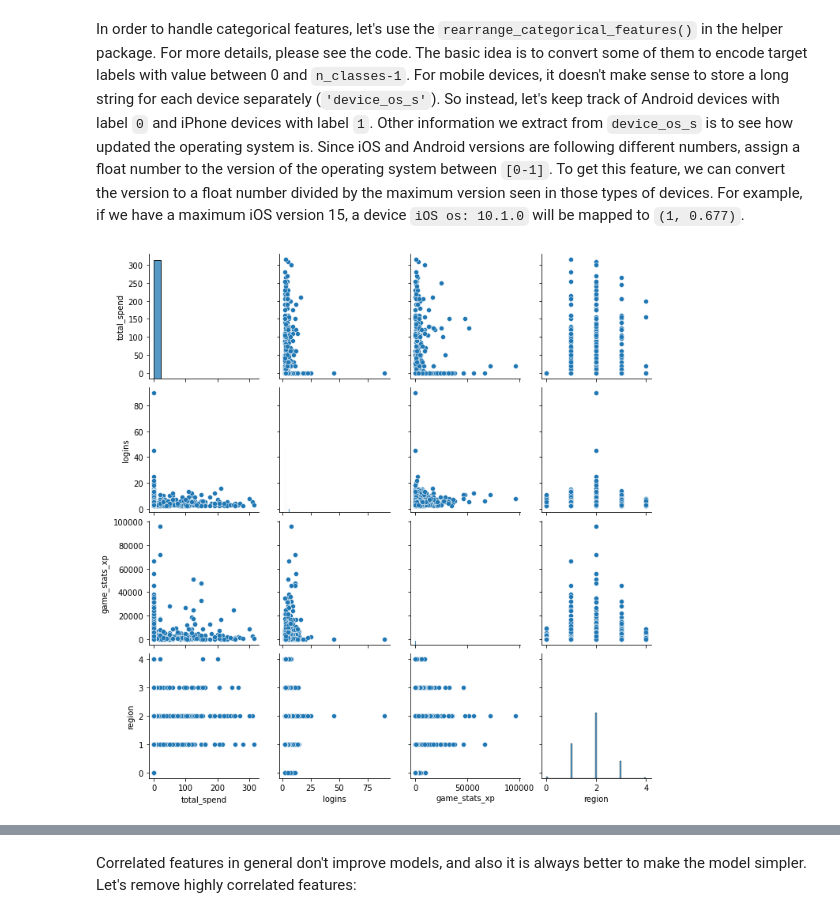
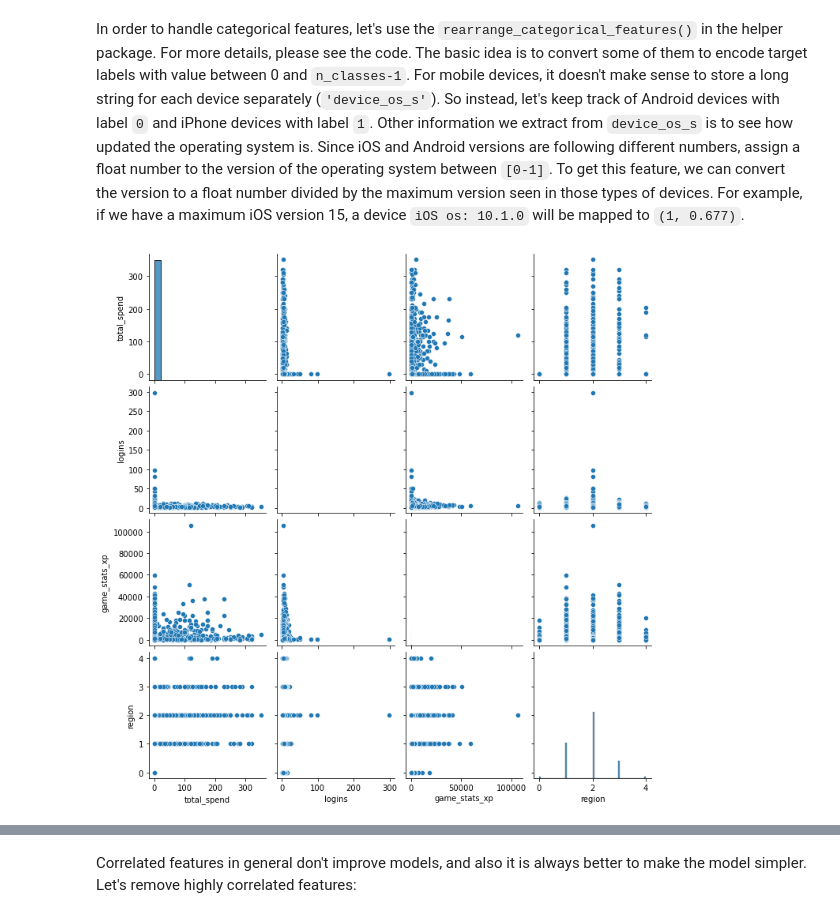
Before and after one commit to aminrd/targeting_game_users, a Jupyter notebook: run_me.ipynb, the cells around one changed output, grey strips where cells are left out. Drawn from its saved outputs; the diff is of its cells as text; code cells hidden in the pictures.

```diff
--- a/run_me.ipynb
+++ b/run_me.ipynb
@@ -12,7 +12,7 @@ In order to make make this notebook cleaner, I prepared a python package called
 ## Step1: Loading Data
 The first step is to load users, users' actions and users' devices in different types (`.parquet`, `.db`, `.csv`) using the helper package.
 # %%
-DEBUG = True
+DEBUG = False
 import amin_helper_package as helper
 
 df = helper.DataManager(users_path='./data/ka_users.csv',
@@ -95,11 +95,11 @@ df = helper.fe.rearrange_categorial_features(df)
 # %%
 # plot the pair plot of some columns in data dataframe.
 # Notes to observe from this pairplot:
 # Some columns like region is not balanced, we have lots of users from Asia
-sns.pairplot(data = df.sample(frac=0.05), vars=['total_spend','logins','game_stats_xp', 'region'])
+sns.pairplot(data = df.sample(frac=0.01), vars=['total_spend','logins','game_stats_xp', 'region'])
 plt.show()
 # %% [output]
-[figure, old version]
+[figure, new version]
 # %%
 # To find what columns are correlated, lets create the 2D matrix of correlations
 fig, ax = plt.subplots(figsize=(12,12))
```
Also changed, not shown: parts of 8 cells of this notebook, 3 other files.
